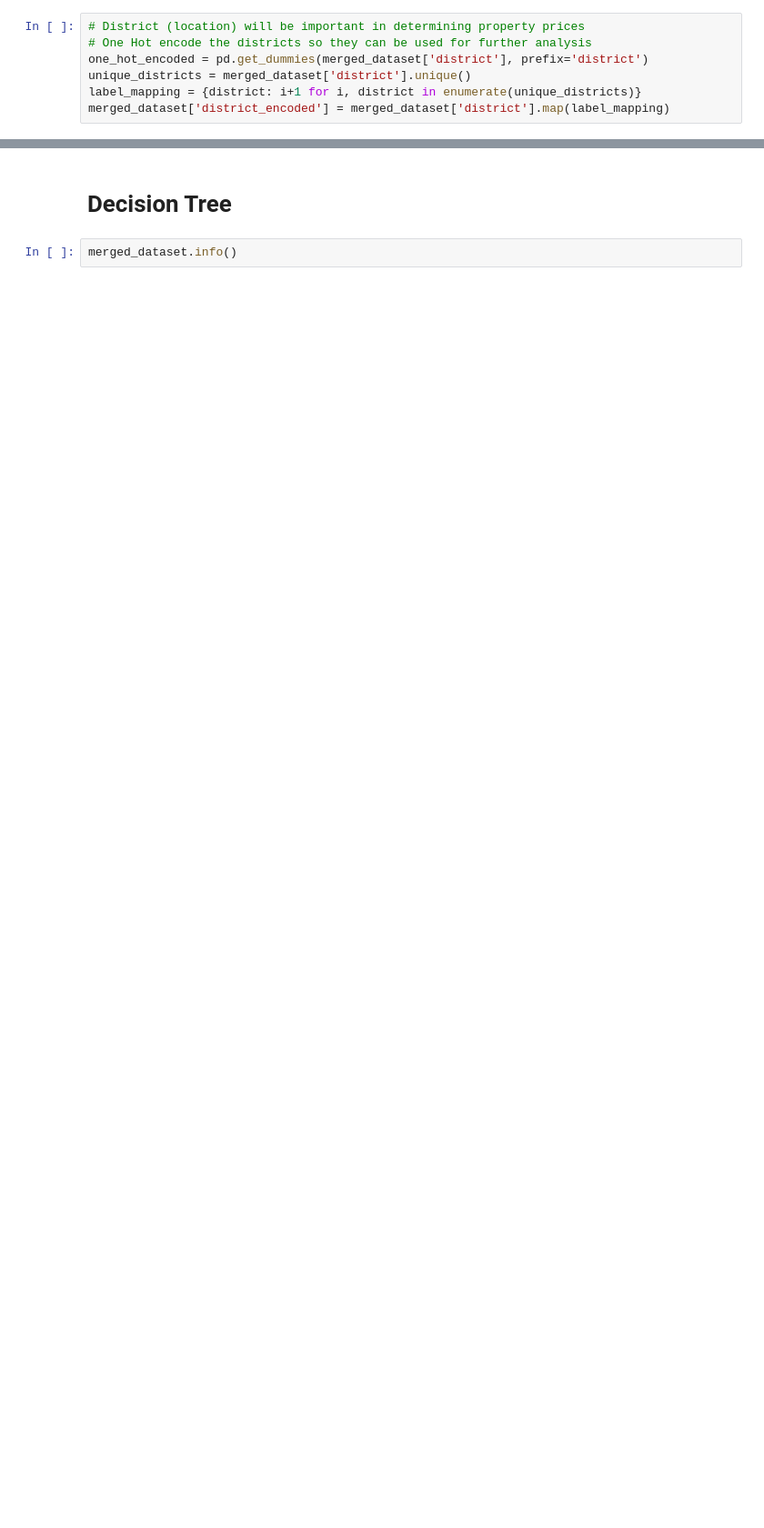
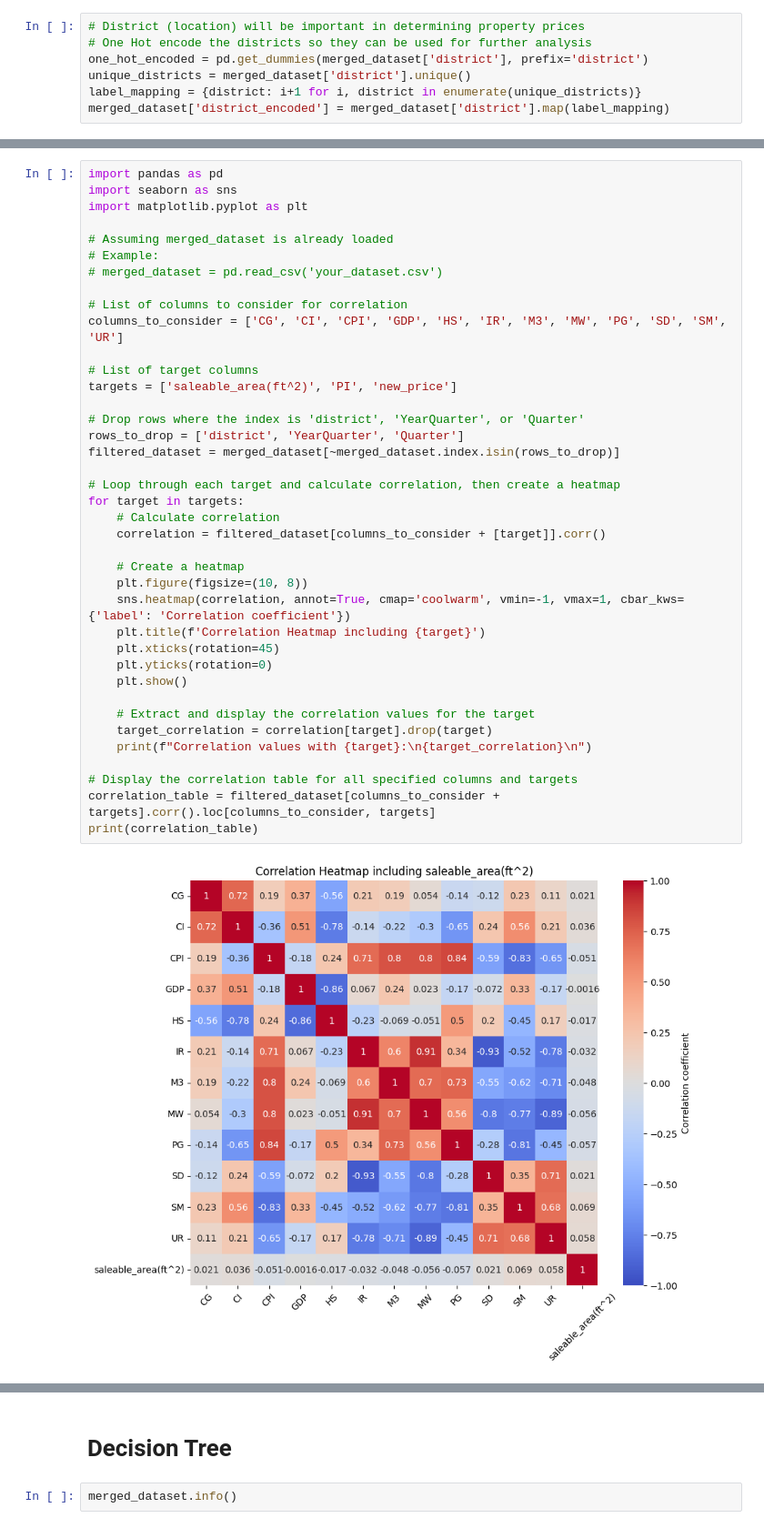
Before and after one commit to TimH2024/MSC-M5-Project, a Jupyter notebook: M5ver2.ipynb, the cells around one changed output, grey strips where cells are left out. Shown at 91% size. Cells and saved outputs as stored; diff of their text form; blank space fills up the shorter version.

```diff
--- a/M5ver2.ipynb
+++ b/M5ver2.ipynb
@@ -924,0 +757,41 @@ CG: 0.01
+# %%
+import pandas as pd
+import seaborn as sns
+import matplotlib.pyplot as plt
+
+# Assuming merged_dataset is already loaded
+# Example:
+# merged_dataset = pd.read_csv('your_dataset.csv')
+
+# List of columns to consider for correlation
+columns_to_consider = ['CG', 'CI', 'CPI', 'GDP', 'HS', 'IR', 'M3', 'MW', 'PG', 'SD', 'SM', 'UR']
+
+# List of target columns
+targets = ['saleable_area(ft^2)', 'PI', 'new_price']
+
+# Drop rows where the index is 'district', 'YearQuarter', or 'Quarter'
+rows_to_drop = ['district', 'YearQuarter', 'Quarter']
+filtered_dataset = merged_dataset[~merged_dataset.index.isin(rows_to_drop)]
+
+# Loop through each target and calculate correlation, then create a heatmap
+for target in targets:
+    # Calculate correlation
+    correlation = filtered_dataset[columns_to_consider + [target]].corr()
+
+    # Create a heatmap
+    plt.figure(figsize=(10, 8))
+    sns.heatmap(correlation, annot=True, cmap='coolwarm', vmin=-1, vmax=1, cbar_kws={'label': 'Correlation coefficient'})
+    plt.title(f'Correlation Heatmap including {target}')
+    plt.xticks(rotation=45)
+    plt.yticks(rotation=0)
+    plt.show()
+
+    # Extract and display the correlation values for the target
+    target_correlation = correlation[target].drop(target)
+    print(f"Correlation values with {target}:\n{target_correlation}\n")
+
+# Display the correlation table for all specified columns and targets
+correlation_table = filtered_dataset[columns_to_consider + targets].corr().loc[columns_to_consider, targets]
+print(correlation_table)
+# %% [output]
+[figure, added]
```
Also changed, not shown: parts of 99 cells of this notebook.
